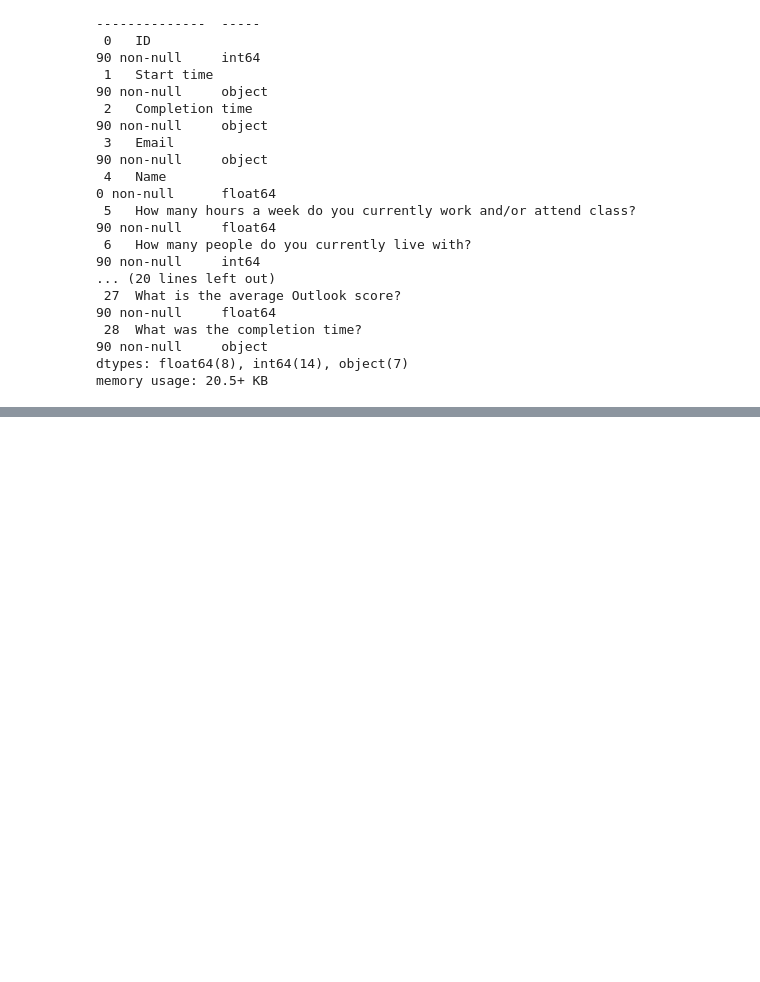
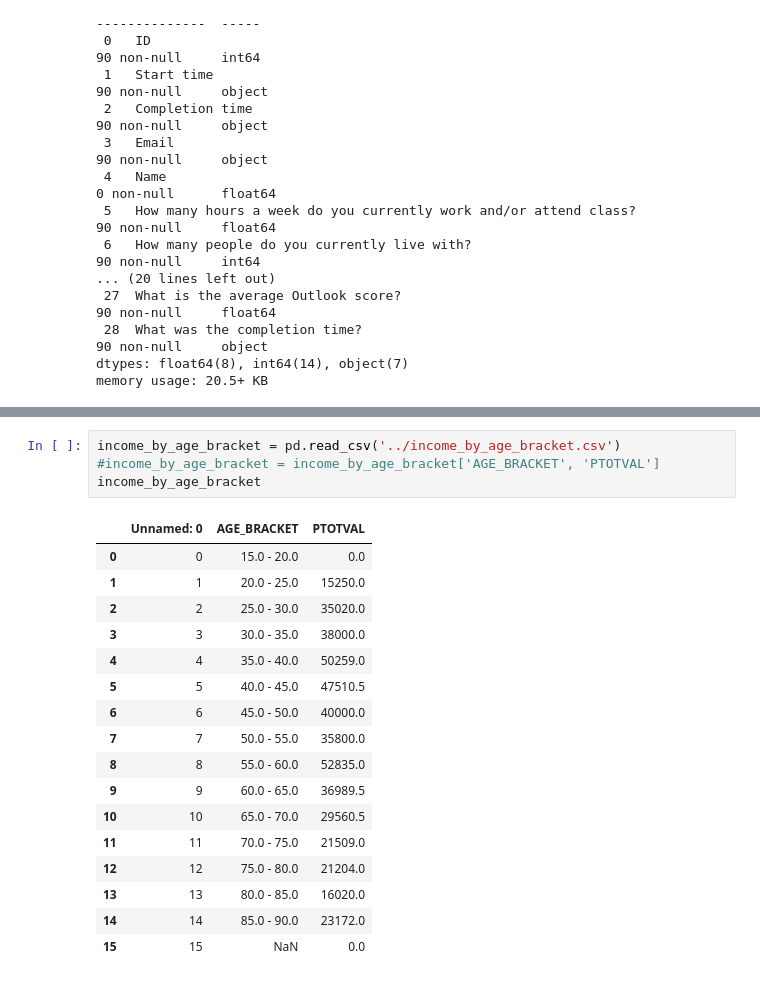
Before and after one commit to abrunlinger/Quarantine-Lifestyle-Analysis, a Jupyter notebook: notebooks/Survey Correlations.ipynb, the cells around one changed output, grey strips where cells are left out. Cells and saved outputs as stored; diff of their text form; blank space fills up the shorter version.

```diff
--- a/notebooks/Survey Correlations.ipynb
+++ b/notebooks/Survey Correlations.ipynb
@@ -59 +86,23 @@ survey_data.head()
+# %%
+income_by_age_bracket = pd.read_csv('../income_by_age_bracket.csv')
+#income_by_age_bracket = income_by_age_bracket['AGE_BRACKET', 'PTOTVAL']
+income_by_age_bracket
+# %% [output]
+|  | Unnamed: 0 | AGE_BRACKET | PTOTVAL |
+| 0 | 0 | 15.0 - 20.0 | 0.0 |
+| 1 | 1 | 20.0 - 25.0 | 15250.0 |
+| 2 | 2 | 25.0 - 30.0 | 35020.0 |
+| 3 | 3 | 30.0 - 35.0 | 38000.0 |
+| 4 | 4 | 35.0 - 40.0 | 50259.0 |
+| 5 | 5 | 40.0 - 45.0 | 47510.5 |
+| 6 | 6 | 45.0 - 50.0 | 40000.0 |
+| 7 | 7 | 50.0 - 55.0 | 35800.0 |
+| 8 | 8 | 55.0 - 60.0 | 52835.0 |
+| 9 | 9 | 60.0 - 65.0 | 36989.5 |
+| 10 | 10 | 65.0 - 70.0 | 29560.5 |
+| 11 | 11 | 70.0 - 75.0 | 21509.0 |
+| 12 | 12 | 75.0 - 80.0 | 21204.0 |
+| 13 | 13 | 80.0 - 85.0 | 16020.0 |
+| 14 | 14 | 85.0 - 90.0 | 23172.0 |
+| 15 | 15 | NaN | 0.0 |
 # %%
```
Also changed, not shown: parts of 5 cells of this notebook, 2 other files.
